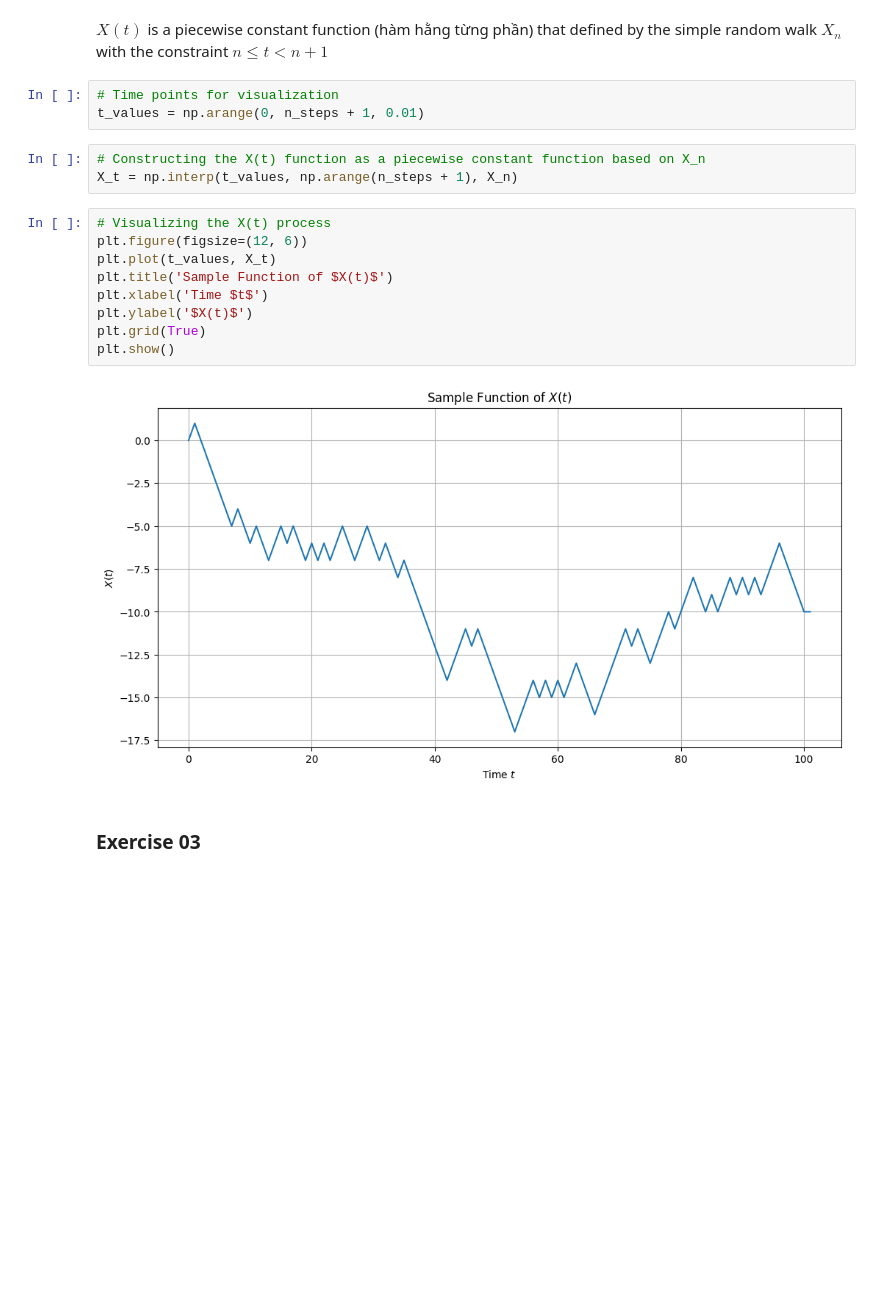
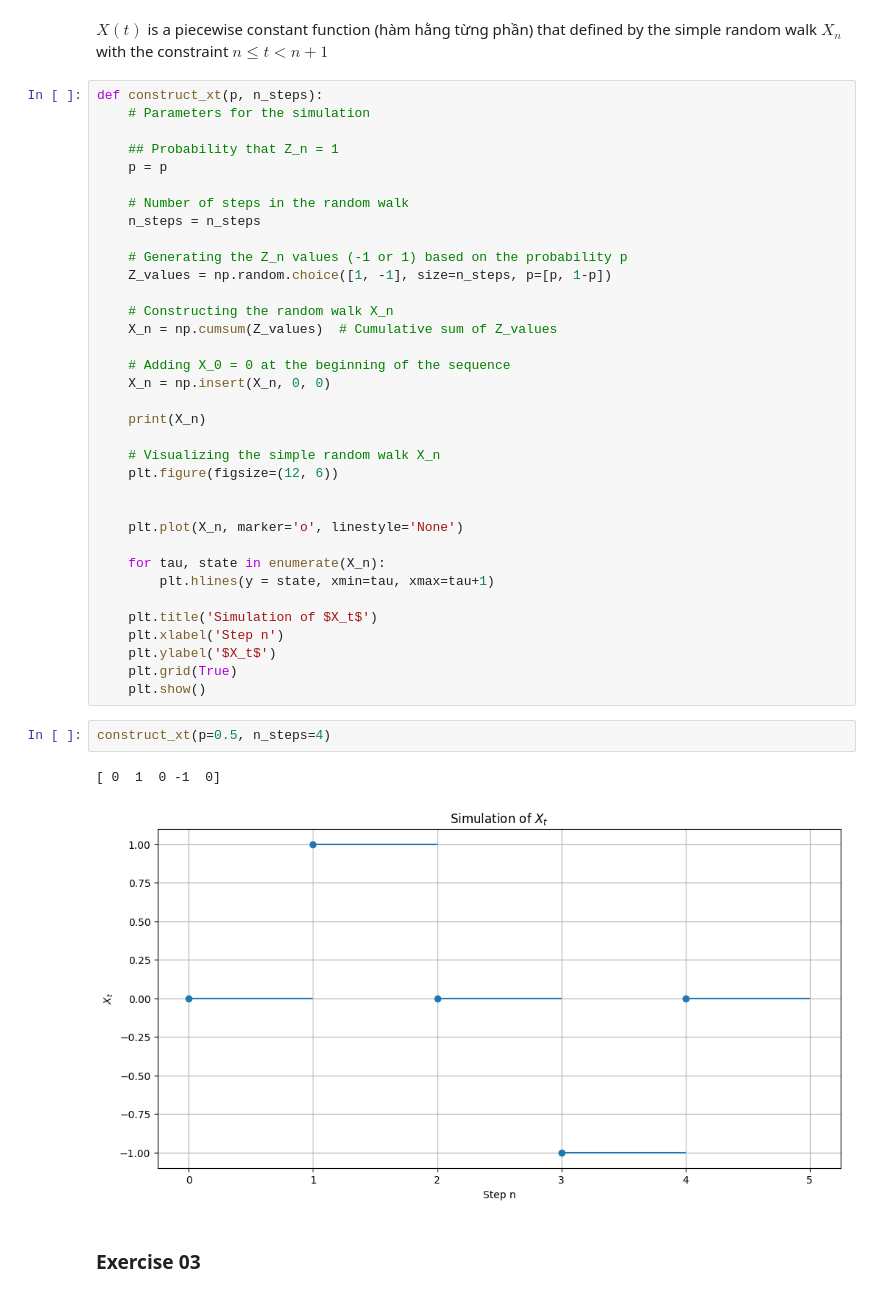
Before and after one commit to lnhutnam/MTT012, a Jupyter notebook: HCMUS_MTT012_StochasticProcess/HW_A1.ipynb, the cells around one changed output. Drawn from its saved outputs; the diff is of its cells as text; blank space fills up the shorter version.

```diff
--- a/HCMUS_MTT012_StochasticProcess/HW_A1.ipynb
+++ b/HCMUS_MTT012_StochasticProcess/HW_A1.ipynb
@@ -264,23 +275,46 @@ $$
 Describe X(t). Construct a typical sample function of $X(t)$
 # %% [markdown]
 $X(t)$ is a piecewise constant function (hàm hằng từng phần) that defined by the simple random walk $X_n$ with the constraint $n \leq t < n + 1$
-# %%
-# Time points for visualization
-t_values = np.arange(0, n_steps + 1, 0.01)
-# %%
-# Constructing the X(t) function as a piecewise constant function based on X_n
-X_t = np.interp(t_values, np.arange(n_steps + 1), X_n)
-# %%
-# Visualizing the X(t) process
-plt.figure(figsize=(12, 6))
-plt.plot(t_values, X_t)
-plt.title('Sample Function of $X(t)$')
-plt.xlabel('Time $t$')
-plt.ylabel('$X(t)$')
-plt.grid(True)
-plt.show()
-# %% [output]
-[figure, removed]
+# %%
+def construct_xt(p, n_steps):
+    # Parameters for the simulation
+
+    ## Probability that Z_n = 1
+    p = p
+
+    # Number of steps in the random walk
+    n_steps = n_steps
+
+    # Generating the Z_n values (-1 or 1) based on the probability p
+    Z_values = np.random.choice([1, -1], size=n_steps, p=[p, 1-p])
+
+    # Constructing the random walk X_n
+    X_n = np.cumsum(Z_values)  # Cumulative sum of Z_values
+
+    # Adding X_0 = 0 at the beginning of the sequence
+    X_n = np.insert(X_n, 0, 0)
+
+    print(X_n)
+
+    # Visualizing the simple random walk X_n
+    plt.figure(figsize=(12, 6))
+
+
+    plt.plot(X_n, marker='o', linestyle='None')
+
+    for tau, state in enumerate(X_n):
+        plt.hlines(y = state, xmin=tau, xmax=tau+1)
+
+    plt.title('Simulation of $X_t$')
+    plt.xlabel('Step n')
+    plt.ylabel('$X_t$')
+    plt.grid(True)
+    plt.show()
+# %%
+construct_xt(p=0.5, n_steps=4)
+# %% [output]
+[ 0  1  0 -1  0]
+[figure, added]
 # %% [markdown]
 ### Exercise 03
 # %% [markdown]
```
Also changed, not shown: parts of 24 cells of this notebook, 3 other files.
